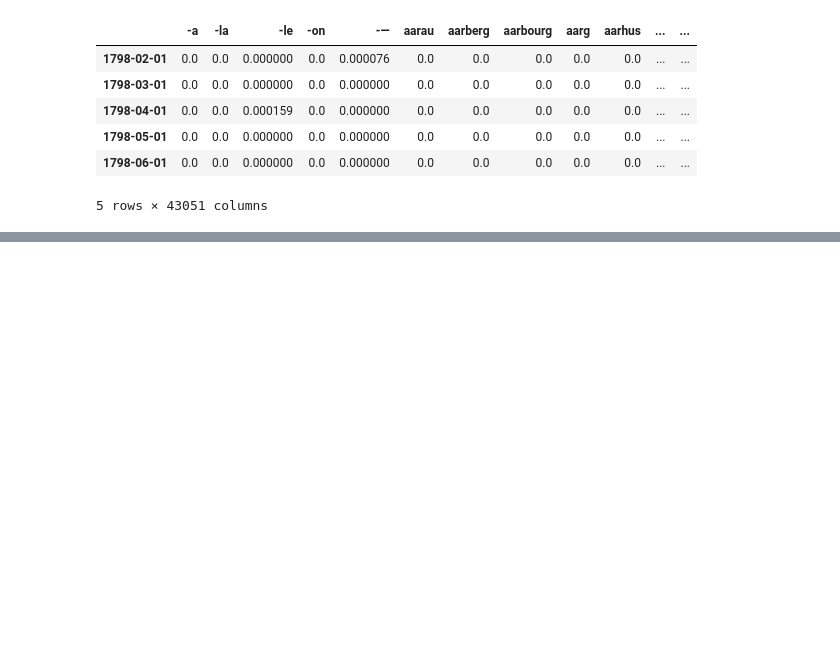
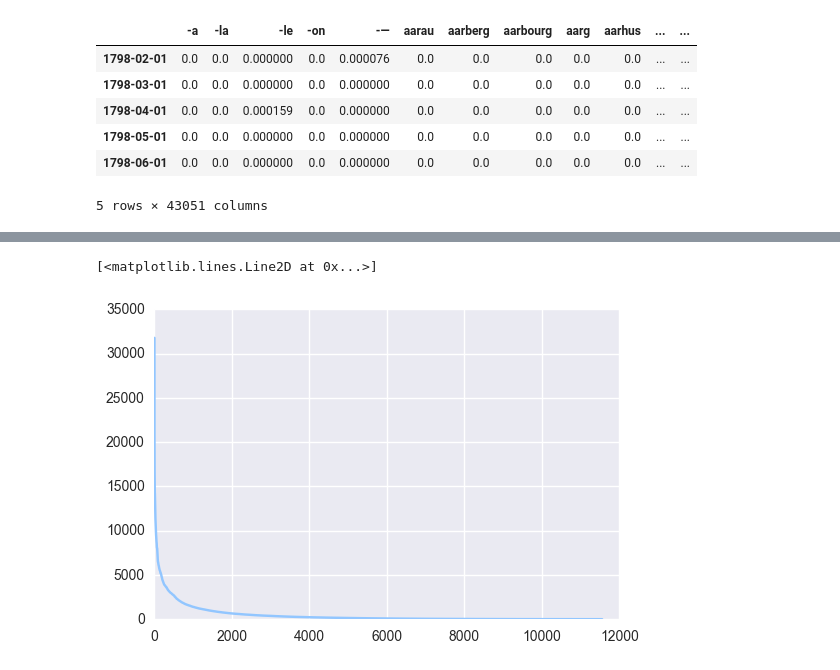
Before and after one commit to ThomVett/Project_ADA, a Jupyter notebook: Finding Patterns in the Data.ipynb, the cells around one changed output, grey strips where cells are left out. Saved outputs shown, nothing was run; the diff lists cells and outputs as text; code cells hidden in the pictures; blank space fills up the shorter version.

```diff
--- a/Finding Patterns in the Data.ipynb
+++ b/Finding Patterns in the Data.ipynb
@@ -266,0 +269,4 @@ wordInterpolate.head()
+# %%
+longTail = pd.read_csv('Data/3kPluswordPerYear.csv',index_col=0)
+print('Shape : ',longTail.shape)
+longTail.head()
@@ -266,0 +282,7 @@ wordInterpolate.head()
+# %%
+minValues = longTail.loc[longTail.index[170]][longTail.loc[longTail.index[170]] > 0].sort_values(ascending=False).values
+# %%
+plt.plot(minValues)
+# %% [output]
+[<matplotlib.lines.Line2D at 0x...>]
+[figure, added]
```
Also changed, not shown: parts of 13 cells of this notebook, 11 other files.
